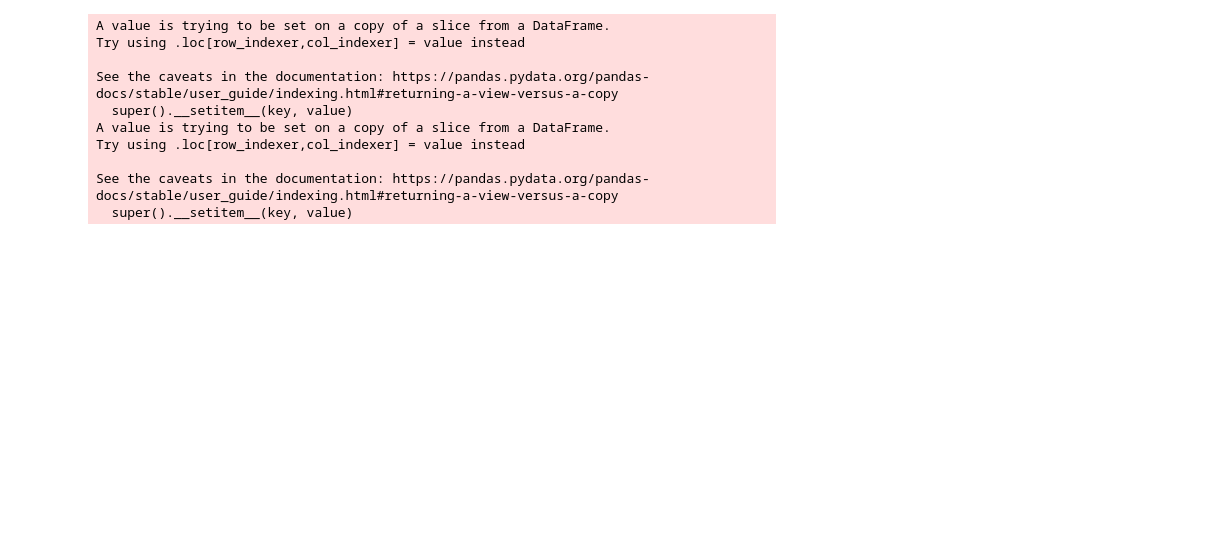
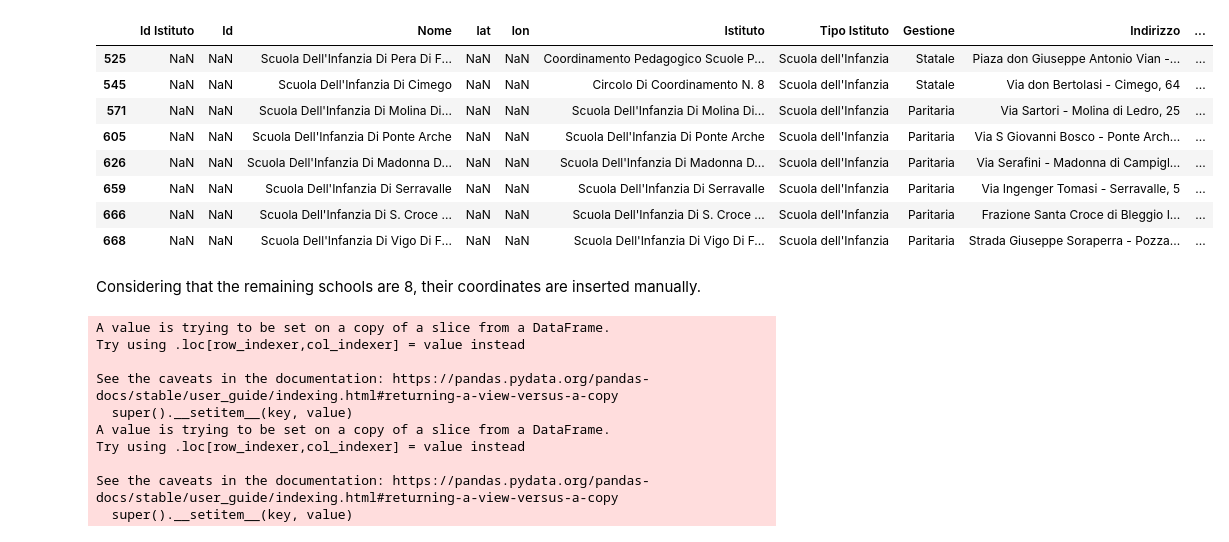
Before and after one commit to AuroraArctic/TrentinoSchools, a Jupyter notebook: src/02-geocoding.ipynb, the cells around one changed output. Saved outputs shown, nothing was run; the diff lists cells and outputs as text; code cells hidden in the pictures; blank space fills up the shorter version.

```diff
--- a/src/02-geocoding.ipynb
+++ b/src/02-geocoding.ipynb
@@ -72,6 +142,20 @@ df.loc[third.index, 'lon'] = [i.x for i in third['geometry']]
 # %%
 # Search for None objects remaining
 geocode_df = df[df['lat'].isna()]
+# %%
+geocode_df
+# %% [output]
+|  | Id Istituto | Id | Nome | lat | lon | Istituto | Tipo Istituto | Gestione | Indirizzo | ... |
+| 525 | NaN | NaN | Scuola Dell'Infanzia Di Pera Di F... | NaN | NaN | Coordinamento Pedagogico Scuole P... | Scuola dell'Infanzia | Statale | Piaza don Giuseppe Antonio Vian -... | ... |
+| 545 | NaN | NaN | Scuola Dell'Infanzia Di Cimego | NaN | NaN | Circolo Di Coordinamento N. 8 | Scuola dell'Infanzia | Statale | Via don Bertolasi - Cimego, 64 | ... |
+| 571 | NaN | NaN | Scuola Dell'Infanzia Di Molina Di... | NaN | NaN | Scuola Dell'Infanzia Di Molina Di... | Scuola dell'Infanzia | Paritaria | Via Sartori - Molina di Ledro, 25 | ... |
+| 605 | NaN | NaN | Scuola Dell'Infanzia Di Ponte Arche | NaN | NaN | Scuola Dell'Infanzia Di Ponte Arche | Scuola dell'Infanzia | Paritaria | Via S Giovanni Bosco - Ponte Arch... | ... |
+| 626 | NaN | NaN | Scuola Dell'Infanzia Di Madonna D... | NaN | NaN | Scuola Dell'Infanzia Di Madonna D... | Scuola dell'Infanzia | Paritaria | Via Serafini - Madonna di Campigl... | ... |
+| 659 | NaN | NaN | Scuola Dell'Infanzia Di Serravalle | NaN | NaN | Scuola Dell'Infanzia Di Serravalle | Scuola dell'Infanzia | Paritaria | Via Ingenger Tomasi - Serravalle, 5 | ... |
+| 666 | NaN | NaN | Scuola Dell'Infanzia Di S. Croce ... | NaN | NaN | Scuola Dell'Infanzia Di S. Croce ... | Scuola dell'Infanzia | Paritaria | Frazione Santa Croce di Bleggio I... | ... |
+| 668 | NaN | NaN | Scuola Dell'Infanzia Di Vigo Di F... | NaN | NaN | Scuola Dell'Infanzia Di Vigo Di F... | Scuola dell'Infanzia | Paritaria | Strada Giuseppe Soraperra - Pozza... | ... |
+# %% [markdown]
+Considering that the remaining schools are 8, their coordinates are inserted manually.
 # %%
 # Manually inserting coordinates
 geocode_df[['lat','lon']] = [[46.43982, 11.69179],
```
Also changed, not shown: parts of 23 cells of this notebook, 21 other files.
